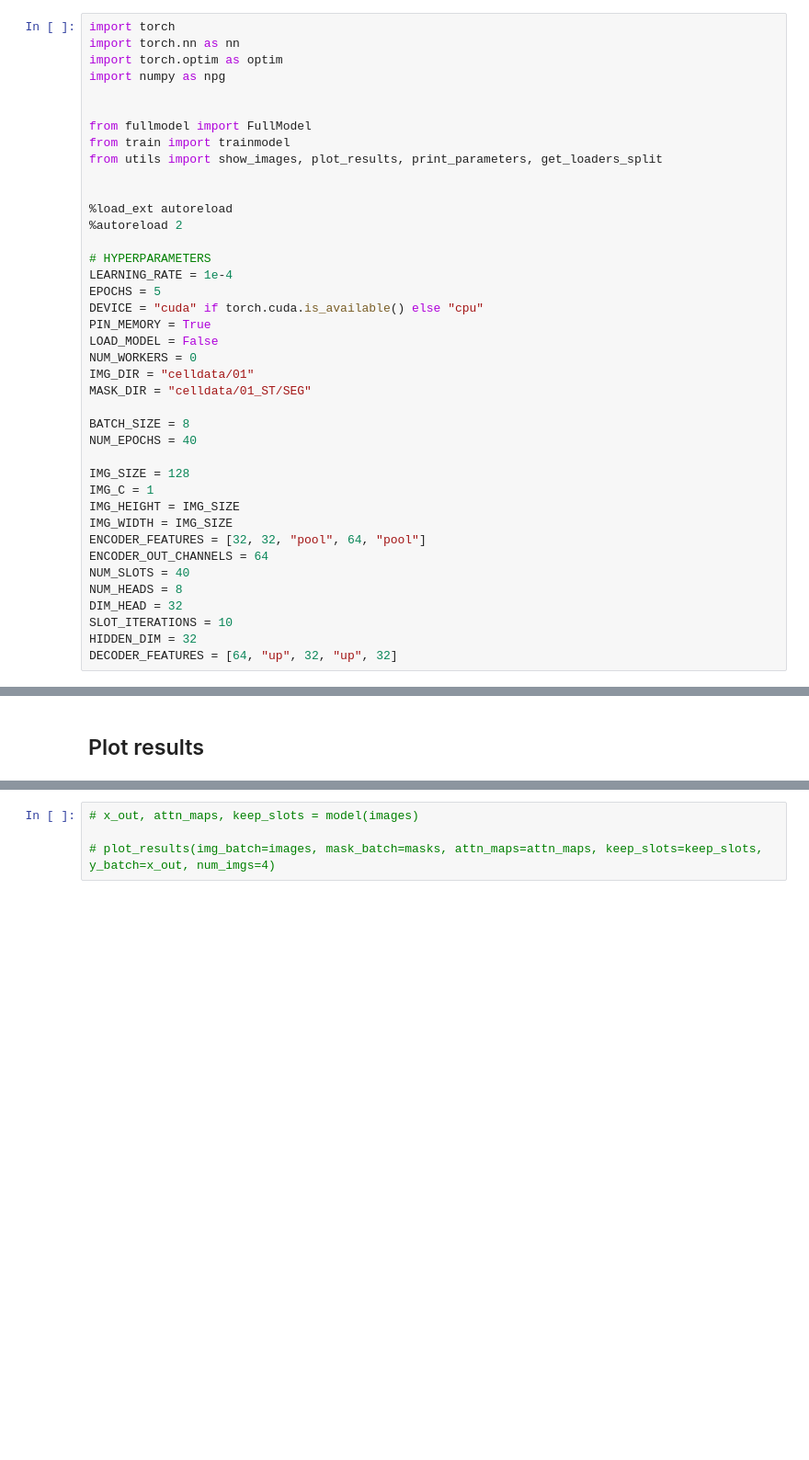
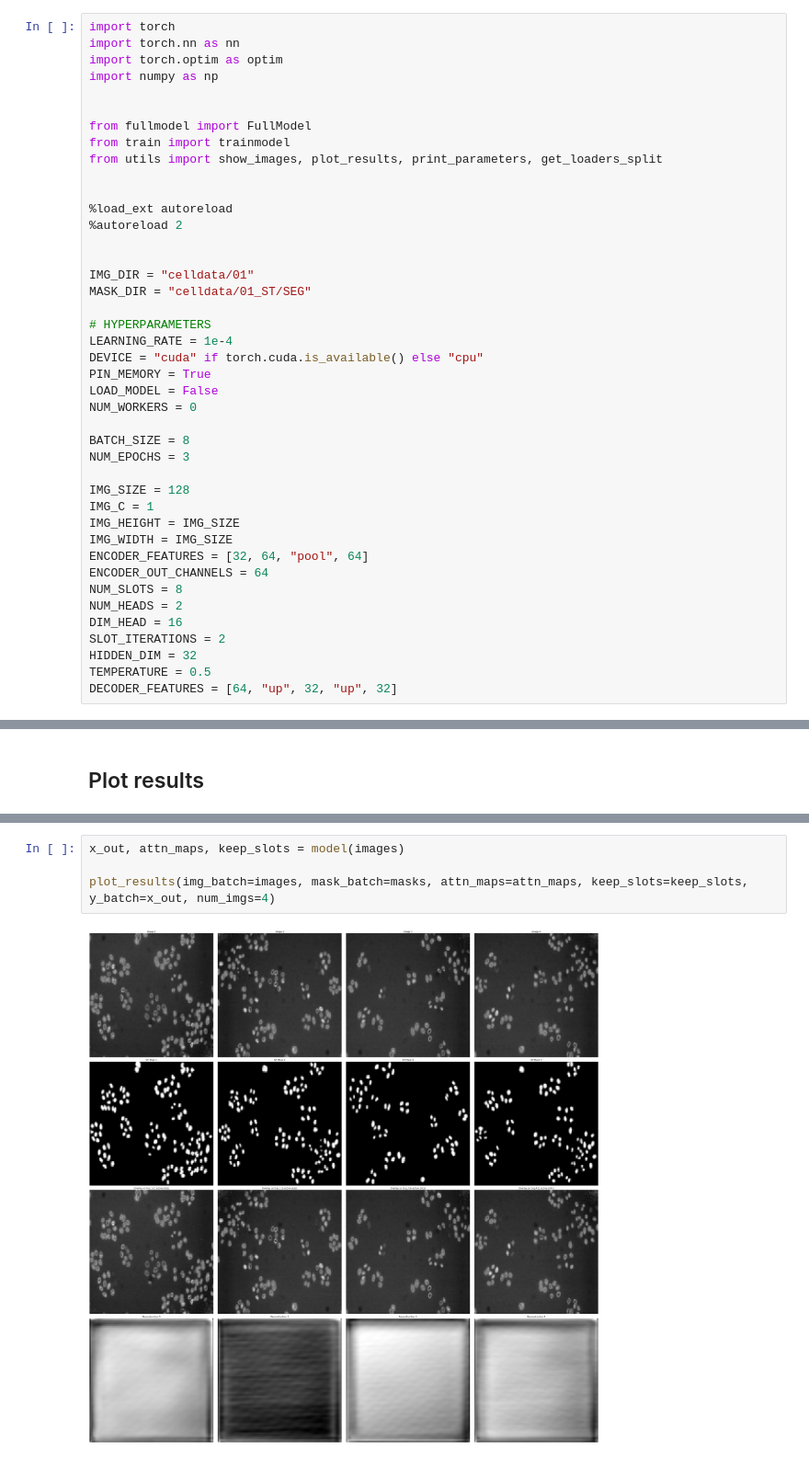
Before and after one commit to elonvg/Slot-Attention-Transformer, a Jupyter notebook: Notebook slotattn test.ipynb, the cells around one changed output, grey strips where cells are left out. Shown at 92% size. Cells and saved outputs as stored; diff of their text form; blank space fills up the shorter version.

```diff
--- a/Notebook slotattn test.ipynb
+++ b/Notebook slotattn test.ipynb
@@ -6,7 +16,7 @@ Model parameters
 import torch
 import torch.nn as nn
 import torch.optim as optim
-import numpy as npg
+import numpy as np
 
 
 from fullmodel import FullModel
@@ -17,30 +27,32 @@ from utils import show_images, plot_results, print_parameters, get_loaders_split
 %load_ext autoreload
 %autoreload 2
 
+
+IMG_DIR = "celldata/01"
+MASK_DIR = "celldata/01_ST/SEG"
+
 # HYPERPARAMETERS
 LEARNING_RATE = 1e-4
-EPOCHS = 5
 DEVICE = "cuda" if torch.cuda.is_available() else "cpu"
 PIN_MEMORY = True
 LOAD_MODEL = False
 NUM_WORKERS = 0
-IMG_DIR = "celldata/01"
-MASK_DIR = "celldata/01_ST/SEG"
 
 BATCH_SIZE = 8
-NUM_EPOCHS = 40
+NUM_EPOCHS = 3
 
 IMG_SIZE = 128
 IMG_C = 1
 IMG_HEIGHT = IMG_SIZE
 IMG_WIDTH = IMG_SIZE
-ENCODER_FEATURES = [32, 32, "pool", 64, "pool"]
+ENCODER_FEATURES = [32, 64, "pool", 64]
 ENCODER_OUT_CHANNELS = 64
-NUM_SLOTS = 40
-NUM_HEADS = 8
-DIM_HEAD = 32
-SLOT_ITERATIONS = 10
+NUM_SLOTS = 8
+NUM_HEADS = 2
+DIM_HEAD = 16
+SLOT_ITERATIONS = 2
 HIDDEN_DIM = 32
+TEMPERATURE = 0.5
 DECODER_FEATURES = [64, "up", 32, "up", 32]
 # %% [output]
 The autoreload extension is already loaded. To reload it, use:
@@ -167,4 +179,6 @@ Current epoch: 11 of 40
 # %%
-# x_out, attn_maps, keep_slots = model(images)
+x_out, attn_maps, keep_slots = model(images)
 
-# plot_results(img_batch=images, mask_batch=masks, attn_maps=attn_maps, keep_slots=keep_slots, y_batch=x_out, num_imgs=4)
+plot_results(img_batch=images, mask_batch=masks, attn_maps=attn_maps, keep_slots=keep_slots, y_batch=x_out, num_imgs=4)
+# %% [output]
+[figure, added]
```
Also changed, not shown: parts of 8 cells of this notebook, 3 other files.
